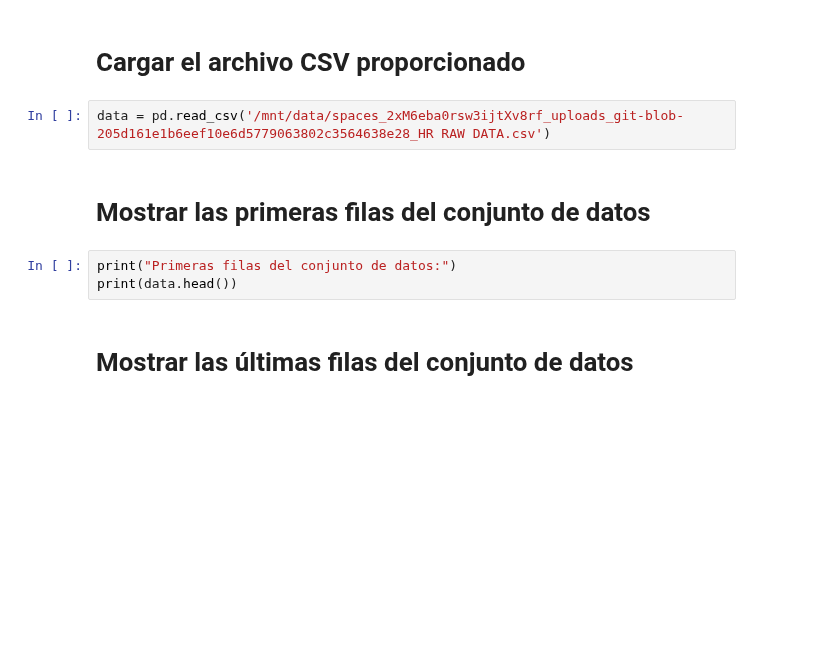
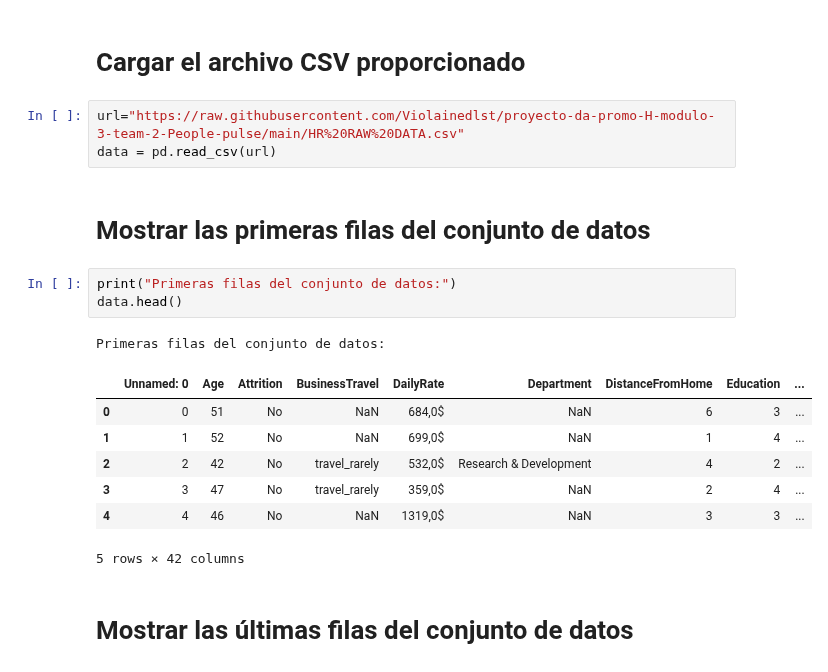
Before and after one commit to Violainedlst/proyecto-da-promo-H-modulo-3-team-2-People-pulse, a Jupyter notebook: Fase1_Mábel.ipynb, the cells around one changed output. Drawn from its saved outputs; the diff is of its cells as text; blank space fills up the shorter version.

Commit message:
subida Fase 1 analisis datos completa

```diff
--- a/Fase1_Mábel.ipynb
+++ b/Fase1_Mábel.ipynb
@@ -2,13 +4,23 @@
 import pandas as pd
 # %% [markdown]
 # Cargar el archivo CSV proporcionado
-# %%
-data = pd.read_csv('/mnt/data/spaces_2xM6eba0rsw3ijtXv8rf_uploads_git-blob-205d161e1b6eef10e6d5779063802c3564638e28_HR RAW DATA.csv')
+# %%
+url="https://raw.githubusercontent.com/Violainedlst/proyecto-da-promo-H-modulo-3-team-2-People-pulse/main/HR%20RAW%20DATA.csv"
+data = pd.read_csv(url)
 # %% [markdown]
 # Mostrar las primeras filas del conjunto de datos
 # %%
 print("Primeras filas del conjunto de datos:")
-print(data.head())
+data.head()
+# %% [output]
+Primeras filas del conjunto de datos:
+|  | Unnamed: 0 | Age | Attrition | BusinessTravel | DailyRate | Department | DistanceFromHome | Education | ... |
+| 0 | 0 | 51 | No | NaN | 684,0$ | NaN | 6 | 3 | ... |
+| 1 | 1 | 52 | No | NaN | 699,0$ | NaN | 1 | 4 | ... |
+| 2 | 2 | 42 | No | travel_rarely | 532,0$ | Research & Development | 4 | 2 | ... |
+| 3 | 3 | 47 | No | travel_rarely | 359,0$ | NaN | 2 | 4 | ... |
+| 4 | 4 | 46 | No | NaN | 1319,0$ | NaN | 3 | 3 | ... |
+5 rows × 42 columns
 # %% [markdown]
 # Mostrar las últimas filas del conjunto de datos
 # %%
```
Also changed, not shown: parts of 14 cells of this notebook.
